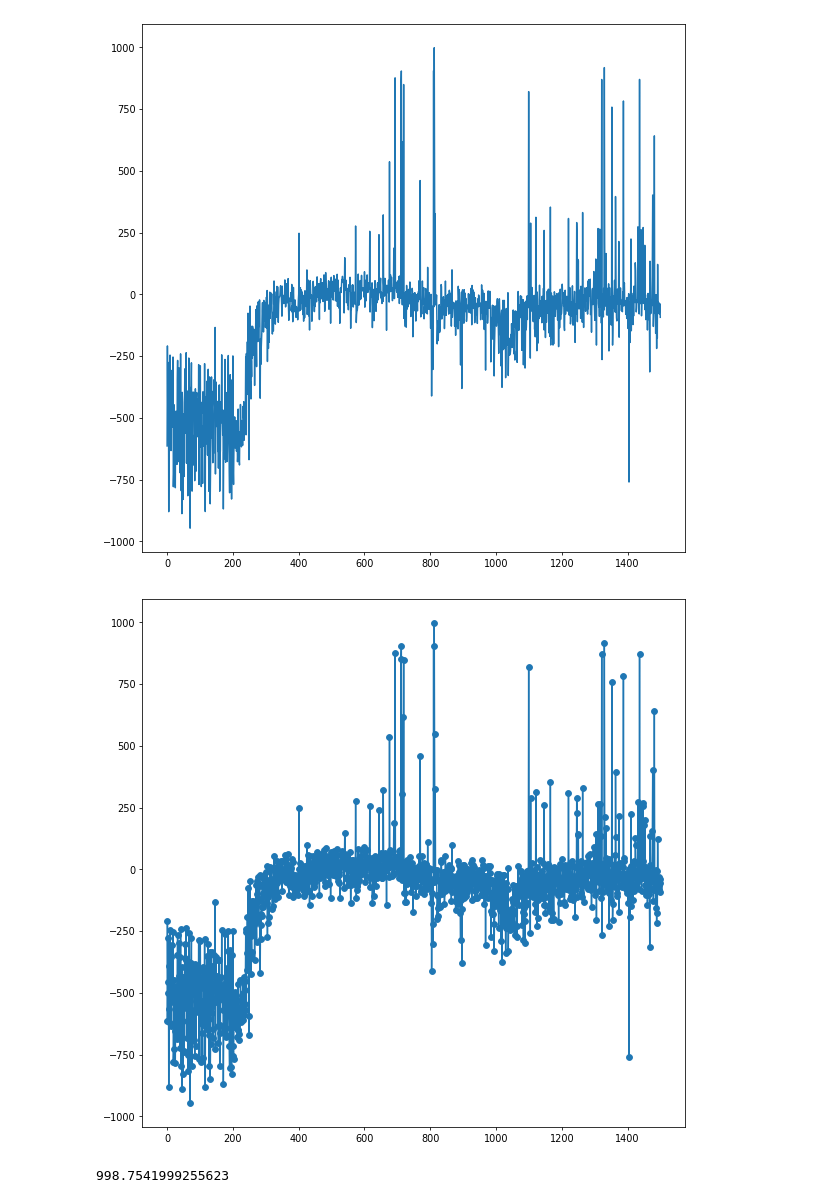
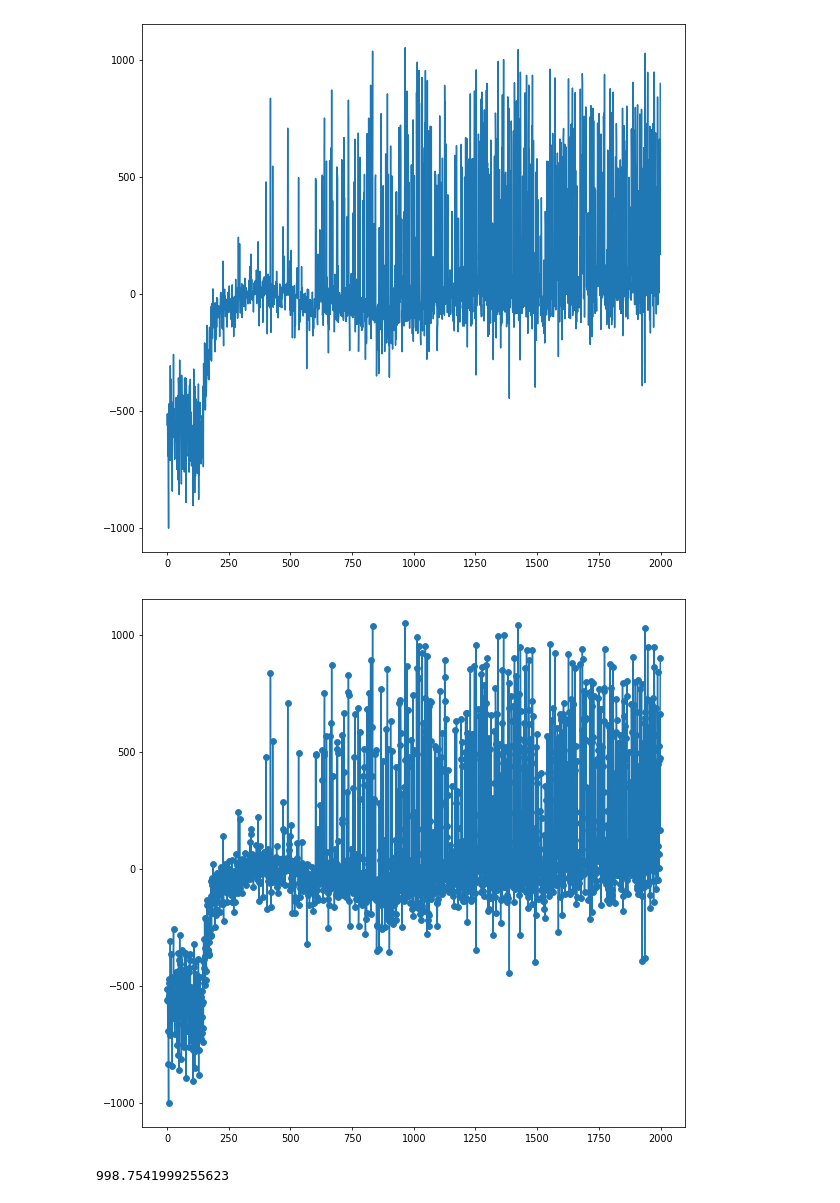
Before and after one commit to ImmaFake/ManiSkill, a Jupyter notebook: cat.ipynb, the cells around one changed output. Cells and saved outputs as stored; diff of their text form; code cells hidden in the pictures.

```diff
--- a/cat.ipynb
+++ b/cat.ipynb
@@ -19,13 +19,15 @@ device   = torch.device("cuda" if use_cuda else "cpu")
 
 #####################  hyper parameters  ####################
 
-MAX_EPISODES = 1500               # 最大训练代数
-MAX_EP_STEPS = 50               # episode最大持续帧数
+MAX_EPISODES = 2000               # 最大训练代数
+MAX_EP_STEPS = 75               # episode最大持续帧数
 
-RENDER = True
+CHECK_POINT_EPI = 50
 
-LOAD_MEM = True
-LOAD_MODEL = True
+RENDER = False
+
+LOAD_MEM = False
+LOAD_MODEL = False
 LOAD_FOLDER_NAME = 'carbinet_OU3'
 
 LOAD_PRETRAIN = False
@@ -54,6 +56,7 @@ class DDPG(object):
         self.memory = np.zeros((self.memory_capacity, s_dim * 2 + a_dim + 1), dtype=np.float32)
 
         self.Reward_record = []
+        self.Success_record = np.zeros(MAX_EPISODES)
 
         class ANet(nn.Module):                               # 定义动作网络
             def __init__(self, s_dim, a_dim, a_bound,hidden_size):
@@ -237,7 +240,13 @@ class DDPG(object):
     def store_reward(self,ep_reward):
         self.Reward_record.append(ep_reward)
 
+    def Record_success(self,epi):
+        self.Success_record[epi] = 1
+
     def save(self,folder_name):
+
+        if os.path.exists('./DPG model/' + folder_name):
+            os.rmdir('./DPG model/' + folder_name)
 
         os.mkdir('./DPG model/' + folder_name)
 
@@ -351,7 +360,7 @@ env.set_env_mode(obs_mode='state', reward_type='dense')
 s_dim = env.observation_space.shape[0]                  # 状态空间
 a_dim = env.action_space.shape[0]                       # 动作空间
 a_bound = 1                                             # 动作取值区间,对称区间，故只取上界
-hidden_dim = 256
+hidden_dim = 512
 ddpg = DDPG(a_dim, s_dim, a_bound, hidden_dim)
 ou_noise = OUNoise(env.action_space)
 
@@ -402,12 +411,13 @@ for i in range(MAX_EPISODES):
 
         if info_.get('success'):
             print('SUCCESS')
+            ddpg.Record_success(i)
             r += 100 #+200
 
         r += 10
         r = r * 200
         r+= 200
-        r += info.get('qpos')*5000
+        r += info.get('qpos')*4000
         #print(r)
 
 #        if info.get('qpos') >= 0.05:
@@ -433,6 +443,8 @@ for i in range(MAX_EPISODES):
 
 #            if  ep_reward/j > 400:
 #                RENDER = True
+            if (i % CHECK_POINT_EPI) == 0 and i != 0:
+                ddpg.save('Check_Points/' + str(i) + 'epi')
 
             break
 
@@ -461,11 +498,11 @@ AttributeError: 'NoneType' object has no attribute 'set_scene'
 # %%
 ddpg.plot_rewards(scatter= False)
 # %% [output]
-[figure, old version]
+[figure, new version]
 # %%
-ddpg.save('carbinet_OU3')
+ddpg.save('carbinet_OU5')
 # %% [output]
-[figure, old version]
+[figure, new version]
 # %%
 max(ddpg.Reward_record)
 # %% [output]
```
Also changed, not shown: parts of 7 cells of this notebook.
